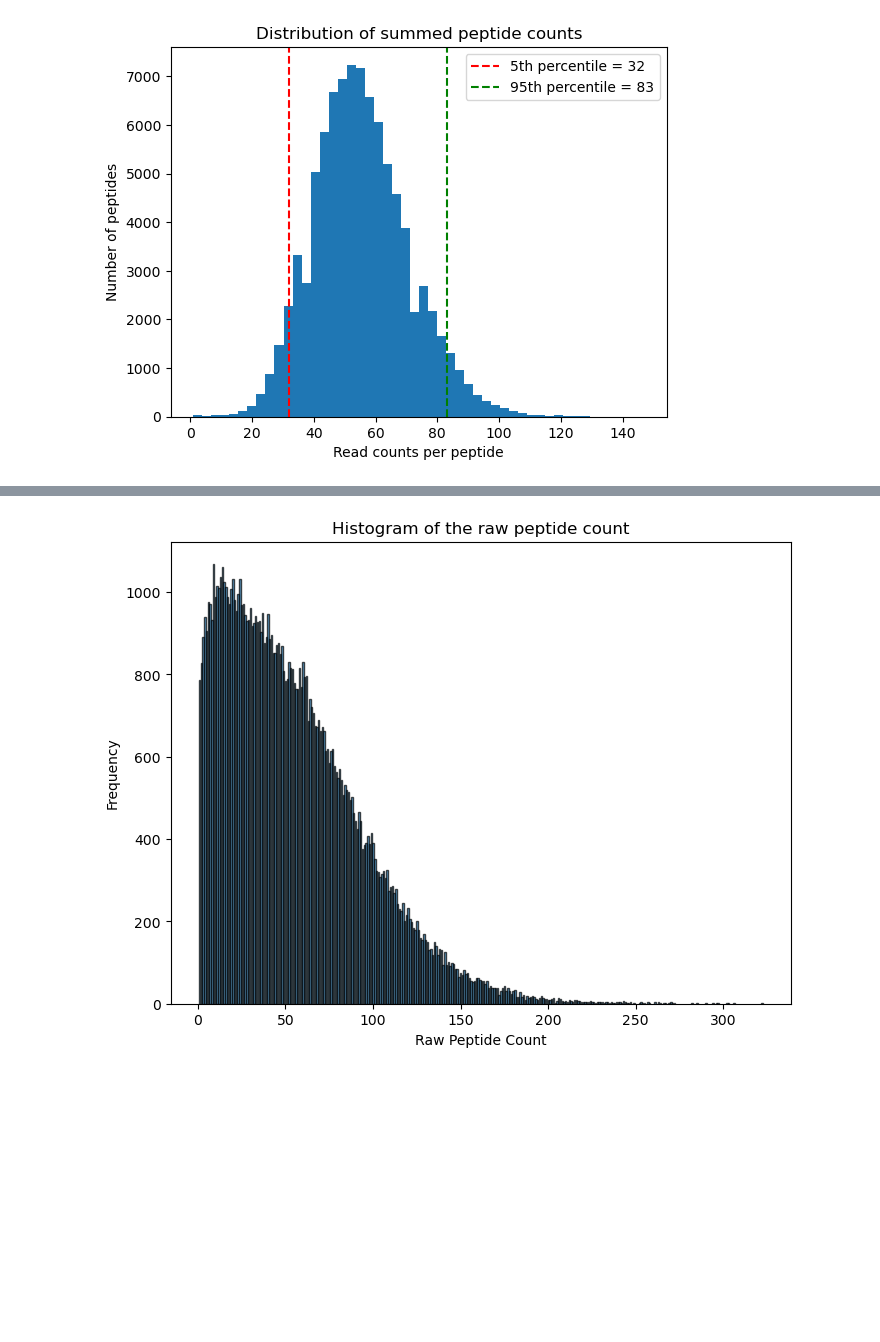
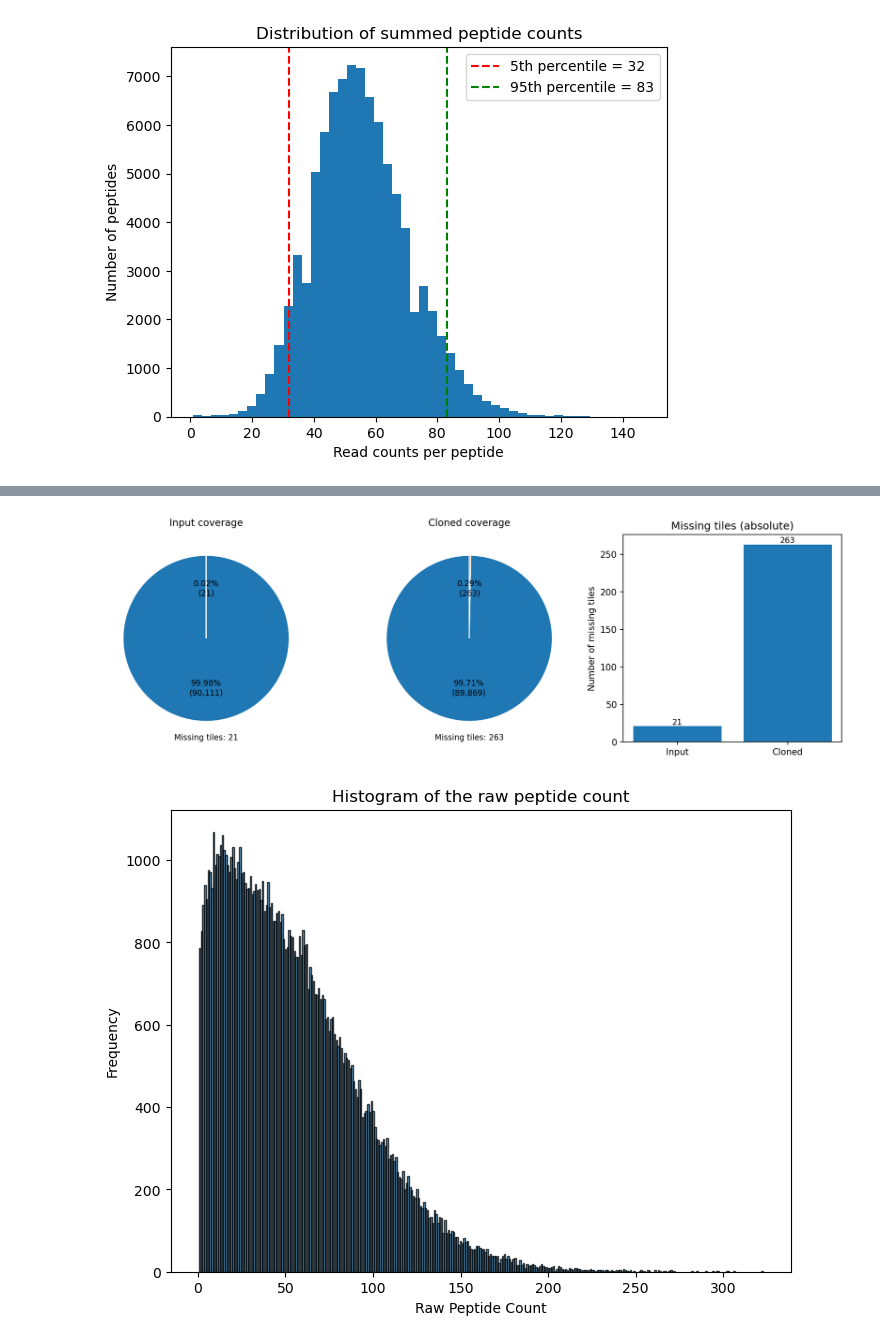
Before and after one commit to sporak577/DeRisi-Rotation, a Jupyter notebook: phipseq/library_QC/library_stats.ipynb, the cells around one changed output, grey strips where cells are left out. Cells and saved outputs as stored; diff of their text form; code cells hidden in the pictures; blank space fills up the shorter version.

```diff
--- a/phipseq/library_QC/library_stats.ipynb
+++ b/phipseq/library_QC/library_stats.ipynb
@@ -228,3 +292,59 @@ plt.show()
+# %%
+import matplotlib.ticker as mtick
+
+# ----- Plot: two pies + a bar for missing tiles -----
+fig, axes = plt.subplots(1, 3, figsize=(12, 4), dpi=150)
+
+# Reusable autopct that shows both % and absolute count
+def autopct_counts(values):
+    total = sum(values)
+    def _fmt(pct):
+        count = int(round(pct/100.0 * total))
+        return f"{pct:.2f}%\n({count:,})"
+    return _fmt
+
+# Input coverage pie
+axes[0].pie(
+    [det_in, mis_in],
+    startangle=90,
+    autopct=autopct_counts([det_in, mis_in]),
+    wedgeprops=dict(edgecolor="white"),
+    textprops=dict(fontsize=9),
+    labeldistance=1.15
+)
+axes[0].set_title("Input coverage", fontsize=11, pad=10)
+axes[0].text(0.0, -1.2, f"Missing tiles: {mis_in:,}", ha="center", va="center", fontsize=9)
+
+# Cloned coverage pie
+axes[1].pie(
+    [det_cl, mis_cl],
+    startangle=90,
+    autopct=autopct_counts([det_cl, mis_cl]),
+    wedgeprops=dict(edgecolor="white"),
+    textprops=dict(fontsize=9),
+    labeldistance=1.15
+)
+axes[1].set_title("Cloned coverage", fontsize=11, pad=10)
+axes[1].text(0.0, -1.2, f"Missing tiles: {mis_cl:,}", ha="center", va="center", fontsize=9)
+
+# Bar chart for missing tiles
+labels = ["Input", "Cloned"]
+missing_vals = [mis_in, mis_cl]
+bars = axes[2].bar(labels, missing_vals)
+axes[2].set_ylabel("Number of missing tiles")
+axes[2].set_title("Missing tiles (absolute)")
+
+# Add value labels on bars
+for b, v in zip(bars, missing_vals):
+    axes[2].text(b.get_x() + b.get_width()/2, v, f"{v:,}", ha="center", va="bottom", fontsize=9)
+
+# Optional: nicer y-axis formatting with thousands separators
+axes[2].yaxis.set_major_formatter(mtick.FuncFormatter(lambda x, pos: f"{int(x):,}"))
+
+plt.tight_layout()
+plt.show()
+# %% [output]
+[figure, added]
 # %%
 #convert the raw peptide count stats you get form phagedb to a histogram
 
```
Also changed, not shown: parts of 4 cells of this notebook.
